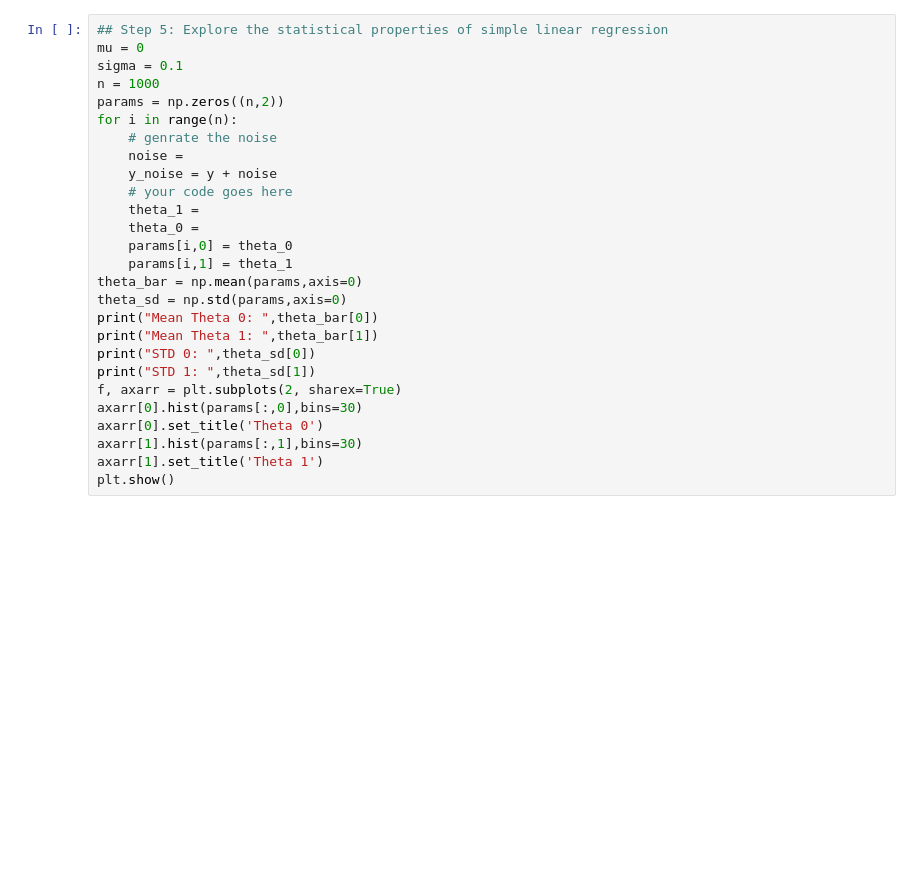
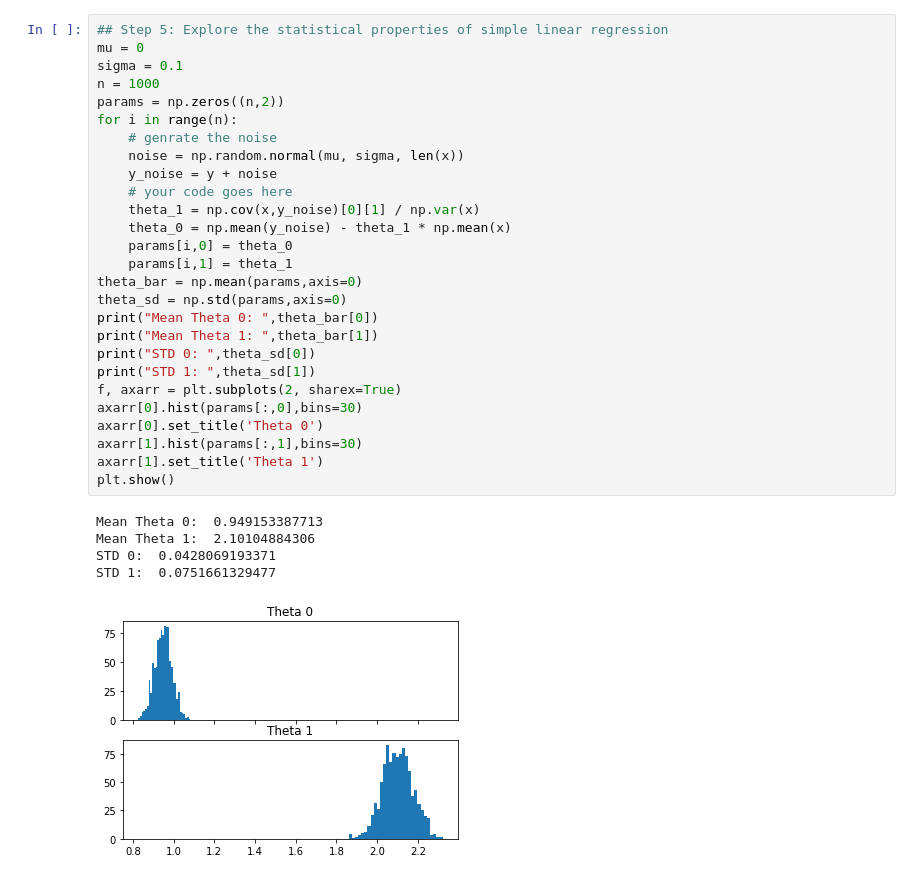
Before and after one commit to mpetitjean/MLBDP, a Jupyter notebook: Exercise1/simple_linear_regression.ipynb, the cells around one changed output. Drawn from its saved outputs; the diff is of its cells as text; blank space fills up the shorter version.

```diff
--- a/Exercise1/simple_linear_regression.ipynb
+++ b/Exercise1/simple_linear_regression.ipynb
@@ -62,27 +73,33 @@ plt.show()
 # %%
 ## Step 5: Explore the statistical properties of simple linear regression
 mu = 0
 sigma = 0.1
 n = 1000
 params = np.zeros((n,2))
 for i in range(n):
     # genrate the noise
-    noise =
+    noise = np.random.normal(mu, sigma, len(x))
     y_noise = y + noise
     # your code goes here
-    theta_1 =
-    theta_0 =
+    theta_1 = np.cov(x,y_noise)[0][1] / np.var(x)
+    theta_0 = np.mean(y_noise) - theta_1 * np.mean(x)
     params[i,0] = theta_0
     params[i,1] = theta_1
 theta_bar = np.mean(params,axis=0)
 theta_sd = np.std(params,axis=0)
 print("Mean Theta 0: ",theta_bar[0])
 print("Mean Theta 1: ",theta_bar[1])
 print("STD 0: ",theta_sd[0])
 print("STD 1: ",theta_sd[1])
 f, axarr = plt.subplots(2, sharex=True)
 axarr[0].hist(params[:,0],bins=30)
 axarr[0].set_title('Theta 0')
 axarr[1].hist(params[:,1],bins=30)
 axarr[1].set_title('Theta 1')
 plt.show()
+# %% [output]
+Mean Theta 0:  0.949153387713
+Mean Theta 1:  2.10104884306
+STD 0:  0.0428069193371
+STD 1:  0.0751661329477
+[figure, added]
```
Also changed, not shown: parts of 4 cells of this notebook.
